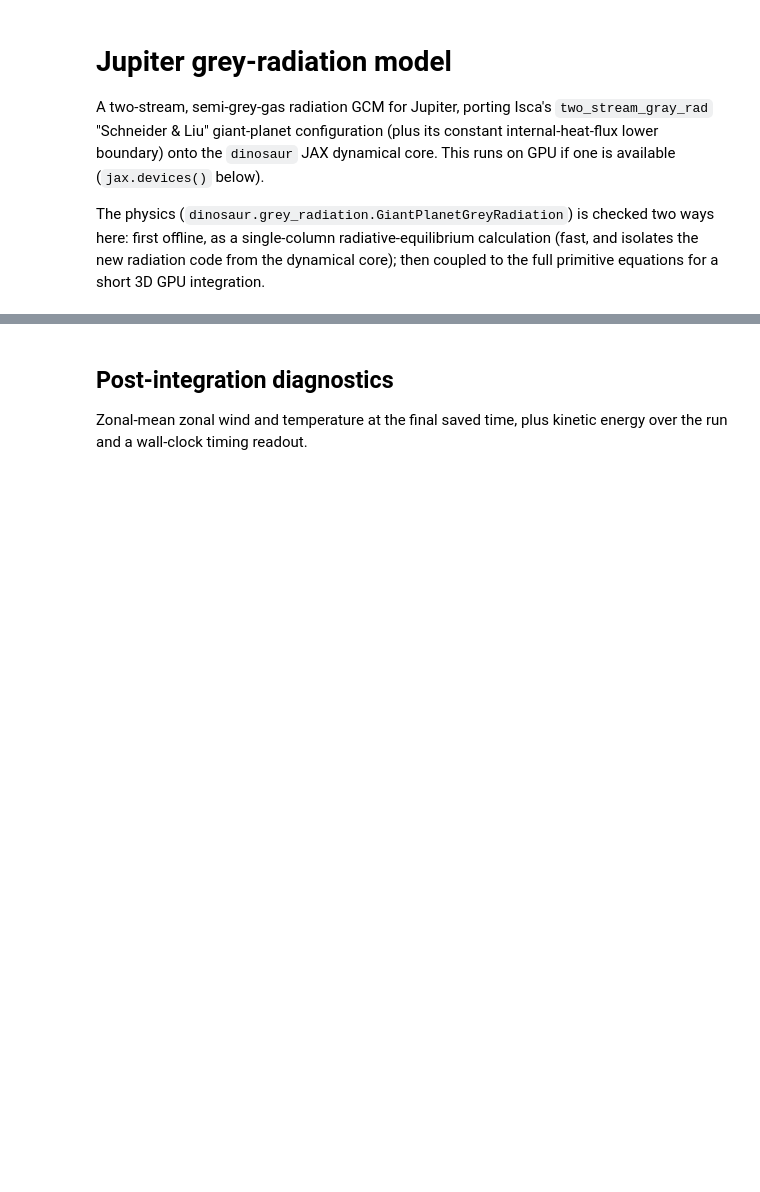
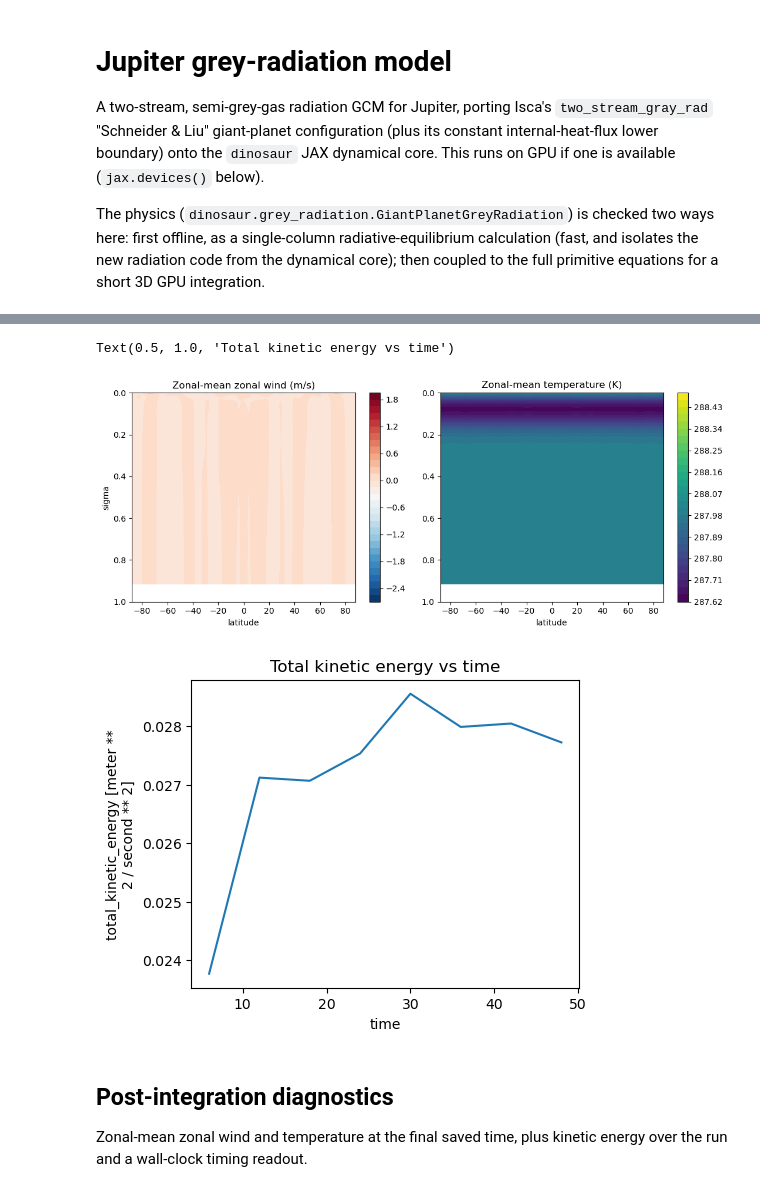
Before and after one commit to sit23/dinosaur, a Jupyter notebook: notebooks/jupiter/grey_radiation_jupiter_demo.ipynb, the cells around one changed output, grey strips where cells are left out. Cells and saved outputs as stored; diff of their text form; code cells hidden in the pictures; blank space fills up the shorter version.

```diff
--- a/notebooks/jupiter/grey_radiation_jupiter_demo.ipynb
+++ b/notebooks/jupiter/grey_radiation_jupiter_demo.ipynb
@@ -179,14 +262,14 @@ t_zonal_mean = final.temperature.mean('lon')
 
 fig, axes = plt.subplots(1, 2, figsize=(11, 4.5))
 
-cf = axes[0].contourf(final.lat, final.sigma, u_zonal_mean, levels=30, cmap='RdBu_r')
+cf = axes[0].contourf(final.lat, final.level, u_zonal_mean, levels=30, cmap='RdBu_r')
 axes[0].set_ylim(1, 0)
 axes[0].set_xlabel('latitude')
 axes[0].set_ylabel('sigma')
 axes[0].set_title('Zonal-mean zonal wind (m/s)')
 plt.colorbar(cf, ax=axes[0])
 
-cf = axes[1].contourf(final.lat, final.sigma, t_zonal_mean, levels=30)
+cf = axes[1].contourf(final.lat, final.level, t_zonal_mean, levels=30)
 axes[1].set_ylim(1, 0)
 axes[1].set_xlabel('latitude')
 axes[1].set_title('Zonal-mean temperature (K)')
@@ -196,3 +279,4 @@ plt.tight_layout()
 plt.figure(figsize=(5, 4))
 ds.total_kinetic_energy.plot()
 plt.title('Total kinetic energy vs time')
+# %% [output]
@@ -199,3 +284,6 @@ plt.title('Total kinetic energy vs time')
+Text(0.5, 1.0, 'Total kinetic energy vs time')
+[figure, added]
+[figure, added]
 # %% [markdown]
 ## Post-integration diagnostics
 
```
Also changed, not shown: parts of 5 cells of this notebook, 1 other file.
